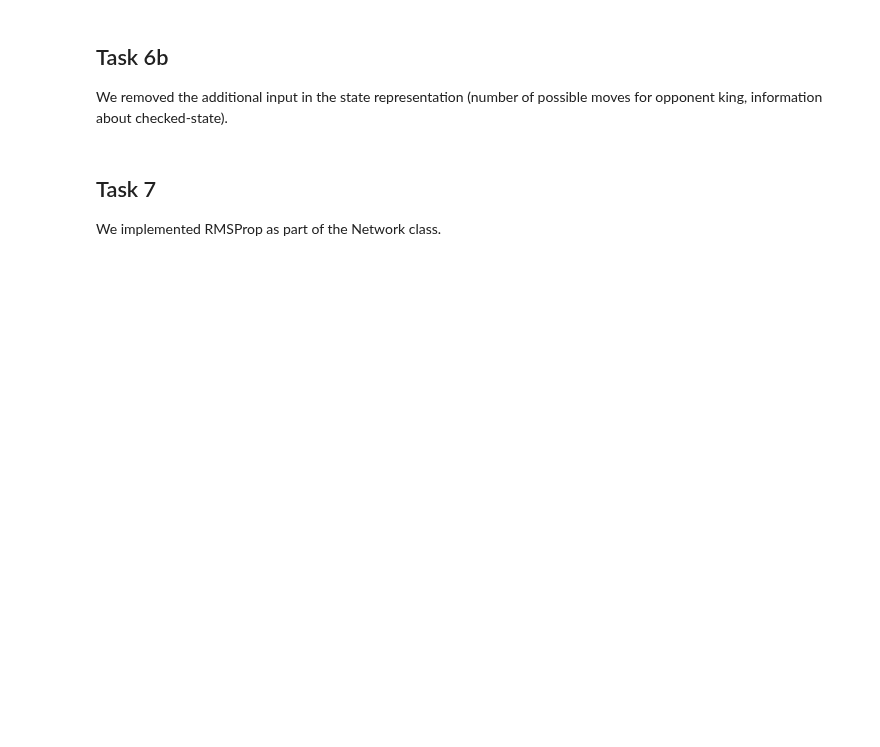
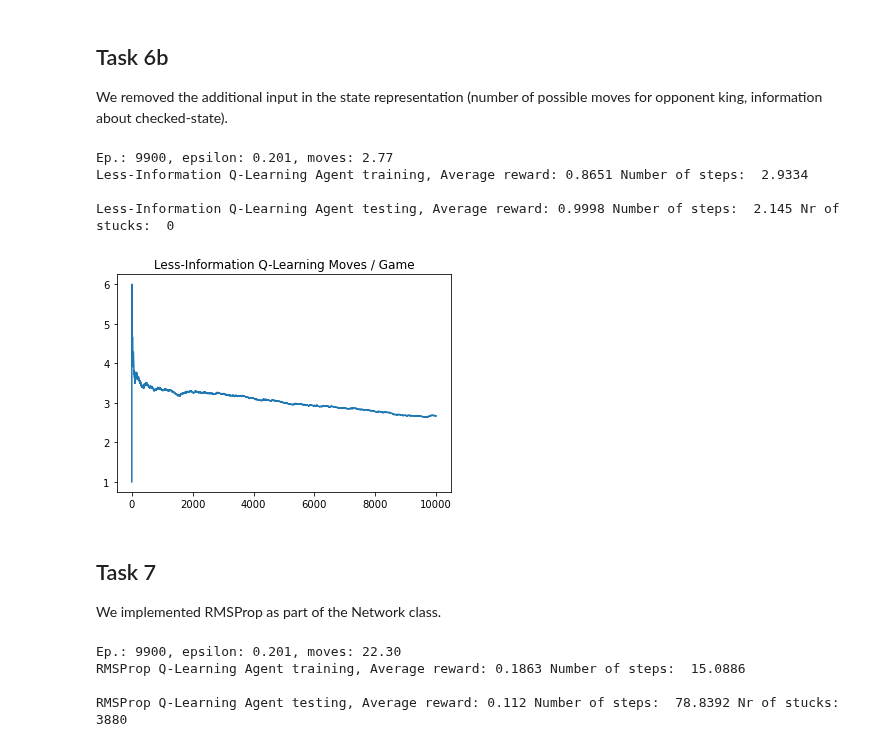
Before and after one commit to thommann/ItRL, a Jupyter notebook: AssignmentFiles/Assignment.ipynb, the cells around one changed output. Saved outputs shown, nothing was run; the diff lists cells and outputs as text; code cells hidden in the pictures; blank space fills up the shorter version.

```diff
--- a/AssignmentFiles/Assignment.ipynb
+++ b/AssignmentFiles/Assignment.ipynb
@@ -171,7 +170,7 @@ The following is an implementation of a general **Neural Network Class** and a r
 class Network:
     W1, W2 = None, None
 
-    def __init__(self, hidden_layer, input_dim, output_dim, eta=0.02, rho=0.9, rmsprop=False):
+    def __init__(self, hidden_layer, input_dim, output_dim, eta=0.02, rho=0.99, rmsprop=False):
         # Xavier initialization
         self.W1 = np.random.randn(hidden_layer + 1, input_dim + 1) * 1.0 / np.sqrt(input_dim + 1)
         self.W2 = np.random.randn(output_dim, hidden_layer + 1) * 1.0 / np.sqrt(hidden_layer + 1)
@@ -217,8 +216,8 @@ class Network:
         G1, G2 = Network.gradient(X, T, Y, H, self.W2, Z1, Z2)
 
         if self.rmsprop:
-            self.V1 = self.rho * self.V1 + (1 - self.rho) * np.square(G1)
-            self.V2 = self.rho * self.V2 + (1 - self.rho) * np.square(G2)
+            self.V1 = (self.rho * self.V1) + ((1.0 - self.rho) * np.square(G1))
+            self.V2 = (self.rho * self.V2) + ((1.0 - self.rho) * np.square(G2))
 
             self.l1 = (self.eta / (np.sqrt(self.V1) + 1e-7))
             self.l2 = (self.eta / (np.sqrt(self.V2) + 1e-7))
@@ -611,18 +615,25 @@ plt.show()
 We removed the additional input in the state representation (number of possible moves for opponent king, information about checked-state).
 # %%
 ## INITALISE YOUR NEURAL NETWORK...
-network_simplified_b = Network(hidden_layer=256, input_dim=minimal_input_size, output_dim=minimal_n_possible_actions, eta=0.02)
+minimal_network = Network(hidden_layer=256, input_dim=minimal_input_size, output_dim=minimal_n_possible_actions, eta=0.02)
 # %%
-simplified_count, simplified_rewards = qlearn(environment=regular_chess_environment, network=network_simplified_b, number_of_episodes=NUMBER_OF_EPISODES, epsilon=0.4, B=0.0001, y=0.7)
-print('\nLess-Information Q-Learning Agent training, Average reward:', np.mean(simplified_rewards), 'Number of steps: ', np.mean(simplified_count))
-nr_moves_q2_test, rewards_q2_test, stucks_q2_test = test(network=network_simplified_b, environment=regular_chess_environment, number_of_episodes=5_000)
-print('\nLess-Information Q-Learning Agent testing, Average reward:', np.mean(rewards_q2_test), 'Number of steps: ', np.mean(nr_moves_q2_test), 'Nr of stucks: ', stucks_q2_test)
+minimal_count, minimal_rewards = qlearn(environment=minimal_chess_environment, network=minimal_network, number_of_episodes=NUMBER_OF_EPISODES, epsilon=0.4, B=0.0001, y=0.7)
+print('\nLess-Information Q-Learning Agent training, Average reward:', np.mean(minimal_rewards), 'Number of steps: ', np.mean(minimal_count))
+nr_moves_minimal, reward_minimal, stuck_minimal = test(network=minimal_network, environment=minimal_chess_environment, number_of_episodes=5_000)
+print('\nLess-Information Q-Learning Agent testing, Average reward:', np.mean(reward_minimal), 'Number of steps: ', np.mean(nr_moves_minimal), 'Nr of stucks: ', stuck_minimal)
+# %% [output]
+Ep.: 9900, epsilon: 0.201, moves: 2.77
+Less-Information Q-Learning Agent training, Average reward: 0.8651 Number of steps:  2.9334
+
+Less-Information Q-Learning Agent testing, Average reward: 0.9998 Number of steps:  2.145 Nr of stucks:  0
 # %%
-ema_moves = pd.DataFrame(simplified_count).ewm(halflife=1000).mean()
+ema_moves = pd.DataFrame(minimal_count).ewm(halflife=1000).mean()
 plt.figure()
 plt.title("Less-Information Q-Learning Moves / Game")
 plt.plot(ema_moves)
 plt.show()
+# %% [output]
+[figure, added]
 # %% [markdown]
 ## Task 7
 We implemented RMSProp as part of the Network class.
@@ -630,10 +641,15 @@ We implemented RMSProp as part of the Network class.
 ## INITALISE YOUR NEURAL NETWORK...
 network_qlearn_rmsprop = Network(hidden_layer=256, input_dim=regular_input_size, output_dim=regular_n_possible_actions, eta=0.02, rmsprop=True)
 # %%
-rmsprop_count, rmsprop_rewards = qlearn(environment=regular_chess_environment, network=network_qlearn_rmsprop, epsilon=0.4, number_of_episodes=NUMBER_OF_EPISODES, B=0.0001, y=0.7)
+rmsprop_count, rmsprop_rewards = sarsa(environment=regular_chess_environment, network=network_qlearn_rmsprop, epsilon=0.4, number_of_episodes=NUMBER_OF_EPISODES, B=0.0001, y=0.7)
 print('\nRMSProp Q-Learning Agent training, Average reward:', np.mean(rmsprop_rewards), 'Number of steps: ', np.mean(rmsprop_count))
 nr_moves_q3_test, rewards_q3_test, stucks_q3_test = test(network=network_qlearn_rmsprop, environment=regular_chess_environment, number_of_episodes=5_000)
 print('\nRMSProp Q-Learning Agent testing, Average reward:', np.mean(rewards_q3_test), 'Number of steps: ', np.mean(nr_moves_q3_test), 'Nr of stucks: ', stucks_q3_test)
+# %% [output]
+Ep.: 9900, epsilon: 0.201, moves: 22.30
+RMSProp Q-Learning Agent training, Average reward: 0.1863 Number of steps:  15.0886
+
+RMSProp Q-Learning Agent testing, Average reward: 0.112 Number of steps:  78.8392 Nr of stucks:  3880
 # %%
 ema_moves = pd.DataFrame(rmsprop_count).ewm(halflife=1000).mean()
 plt.figure()
```
Also changed, not shown: parts of 6 cells of this notebook.
